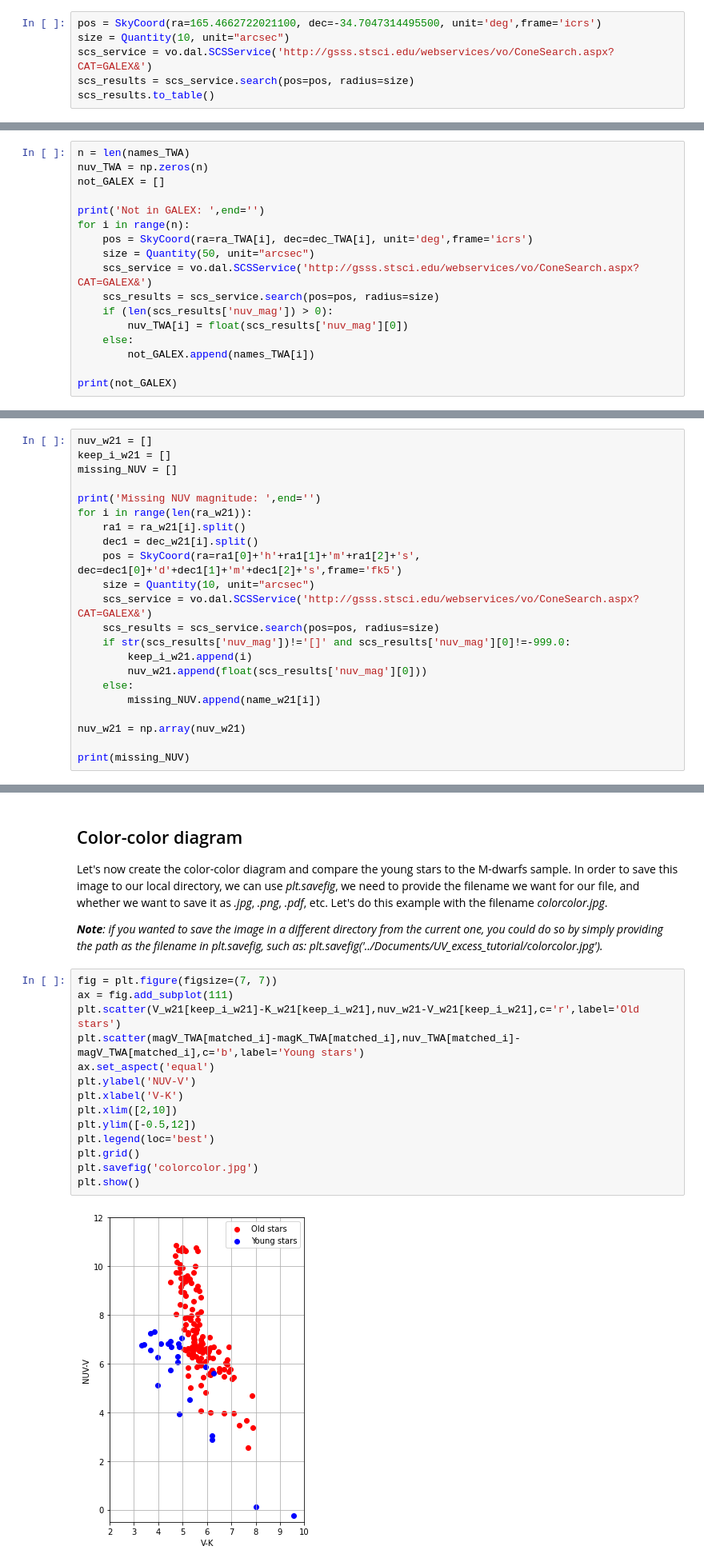
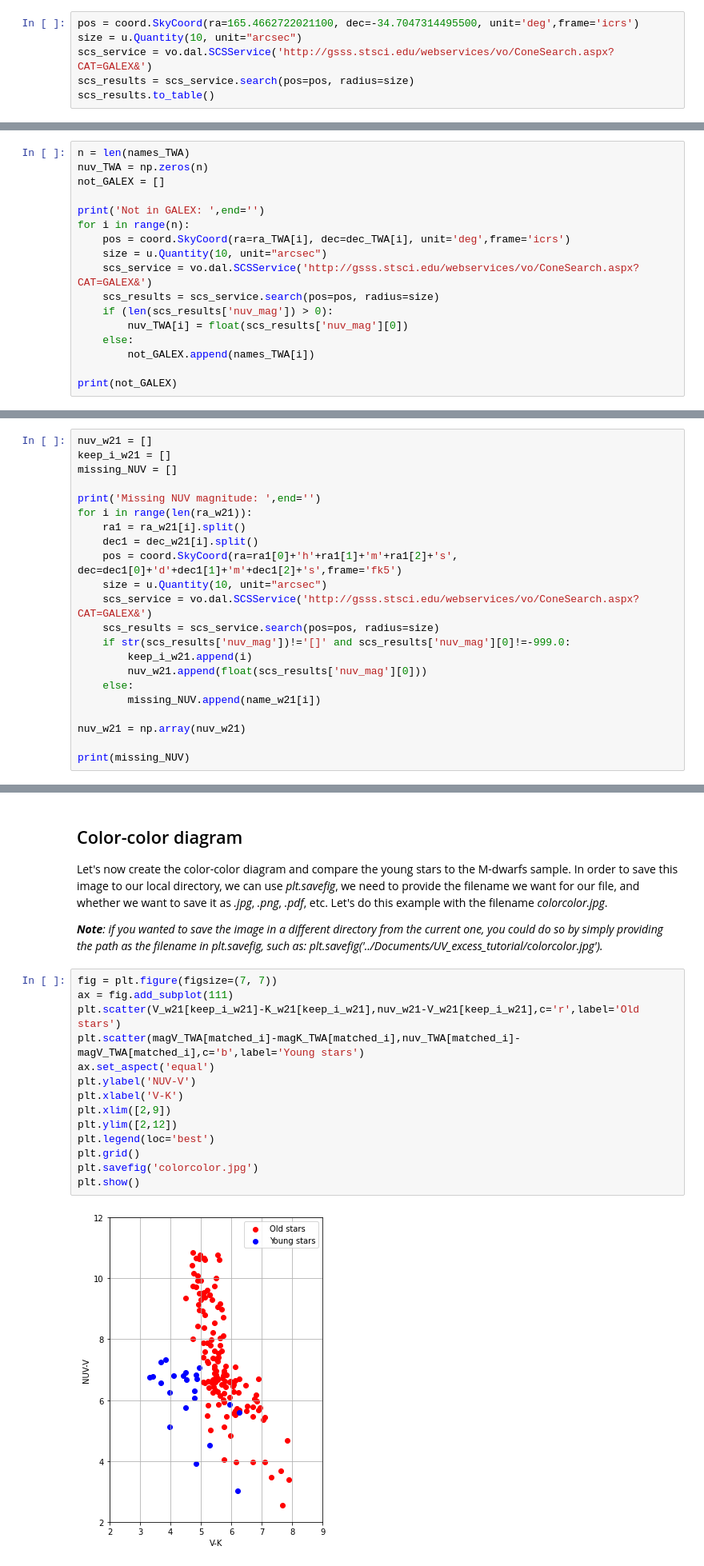
Before and after one commit to ScienceBetter/notebooks-stsci, a Jupyter notebook: UV_excess_in_low_mass_stars/UV_excess_in_low_mass_stars.ipynb, the cells around one changed output, grey strips where cells are left out. Shown at 80% size. Drawn from its saved outputs; the diff is of its cells as text.

```diff
--- a/UV_excess_in_low_mass_stars/UV_excess_in_low_mass_stars.ipynb
+++ b/UV_excess_in_low_mass_stars/UV_excess_in_low_mass_stars.ipynb
@@ -62,8 +59,8 @@ The way in which we will access the GUVCat is through the virtual observatory. I
 
 As explained in the tutorial, in order to access the GUVCat catalog via the VO we need to provide the coordinates of the target we want (ra, dec), as in the example shown below for TWA 1:
 # %%
-pos = SkyCoord(ra=165.4662722021100, dec=-34.7047314495500, unit='deg',frame='icrs')
-size = Quantity(10, unit="arcsec")
+pos = coord.SkyCoord(ra=165.4662722021100, dec=-34.7047314495500, unit='deg',frame='icrs')
+size = u.Quantity(10, unit="arcsec")
 scs_service = vo.dal.SCSService('http://gsss.stsci.edu/webservices/vo/ConeSearch.aspx?CAT=GALEX&')
 scs_results = scs_service.search(pos=pos, radius=size)
 scs_results.to_table()
@@ -143,8 +140,8 @@ not_GALEX = []
 
 print('Not in GALEX: ',end='')
 for i in range(n):
-    pos = SkyCoord(ra=ra_TWA[i], dec=dec_TWA[i], unit='deg',frame='icrs')
-    size = Quantity(50, unit="arcsec")
+    pos = coord.SkyCoord(ra=ra_TWA[i], dec=dec_TWA[i], unit='deg',frame='icrs')
+    size = u.Quantity(10, unit="arcsec")
     scs_service = vo.dal.SCSService('http://gsss.stsci.edu/webservices/vo/ConeSearch.aspx?CAT=GALEX&')
     scs_results = scs_service.search(pos=pos, radius=size)
     if (len(scs_results['nuv_mag']) > 0):
@@ -330,8 +337,8 @@ print('Missing NUV magnitude: ',end='')
 for i in range(len(ra_w21)):
     ra1 = ra_w21[i].split()
     dec1 = dec_w21[i].split()
-    pos = SkyCoord(ra=ra1[0]+'h'+ra1[1]+'m'+ra1[2]+'s', dec=dec1[0]+'d'+dec1[1]+'m'+dec1[2]+'s',frame='fk5')
-    size = Quantity(10, unit="arcsec")
+    pos = coord.SkyCoord(ra=ra1[0]+'h'+ra1[1]+'m'+ra1[2]+'s', dec=dec1[0]+'d'+dec1[1]+'m'+dec1[2]+'s',frame='fk5')
+    size = u.Quantity(10, unit="arcsec")
     scs_service = vo.dal.SCSService('http://gsss.stsci.edu/webservices/vo/ConeSearch.aspx?CAT=GALEX&')
     scs_results = scs_service.search(pos=pos, radius=size)
     if str(scs_results['nuv_mag'])!='[]' and scs_results['nuv_mag'][0]!=-999.0:
@@ -354,19 +361,19 @@ _**Note**: if you wanted to save the image in a different directory from the cur
 # %%
 fig = plt.figure(figsize=(7, 7))
 ax = fig.add_subplot(111)
 plt.scatter(V_w21[keep_i_w21]-K_w21[keep_i_w21],nuv_w21-V_w21[keep_i_w21],c='r',label='Old stars')
 plt.scatter(magV_TWA[matched_i]-magK_TWA[matched_i],nuv_TWA[matched_i]-magV_TWA[matched_i],c='b',label='Young stars')
 ax.set_aspect('equal')
 plt.ylabel('NUV-V')
 plt.xlabel('V-K')
-plt.xlim([2,10])
-plt.ylim([-0.5,12])
+plt.xlim([2,9])
+plt.ylim([2,12])
 plt.legend(loc='best')
 plt.grid()
 plt.savefig('colorcolor.jpg')
 plt.show()
 # %% [output]
-[figure, old version]
+[figure, new version]
 # %% [markdown]
 In this diagram it can be seen that, for the same $V-K$ colors, young stars tend to be below the older stars, i.e. to have lower values of $NUV-V$. What this means is that the same type of stars produces more NUV light when it is in its earlier stages. For more information related to this topic, please refer to <a href="https://ui.adsabs.harvard.edu/abs/2011ApJ...727...62R/abstract">Rodriguez et al. 2011</a> and <a href="https://ui.adsabs.harvard.edu/abs/2013ApJ...774..101R/abstract">Rodriguez et al. 2013</a>.
 # %% [markdown]
```
Also changed, not shown: parts of 16 cells of this notebook.
